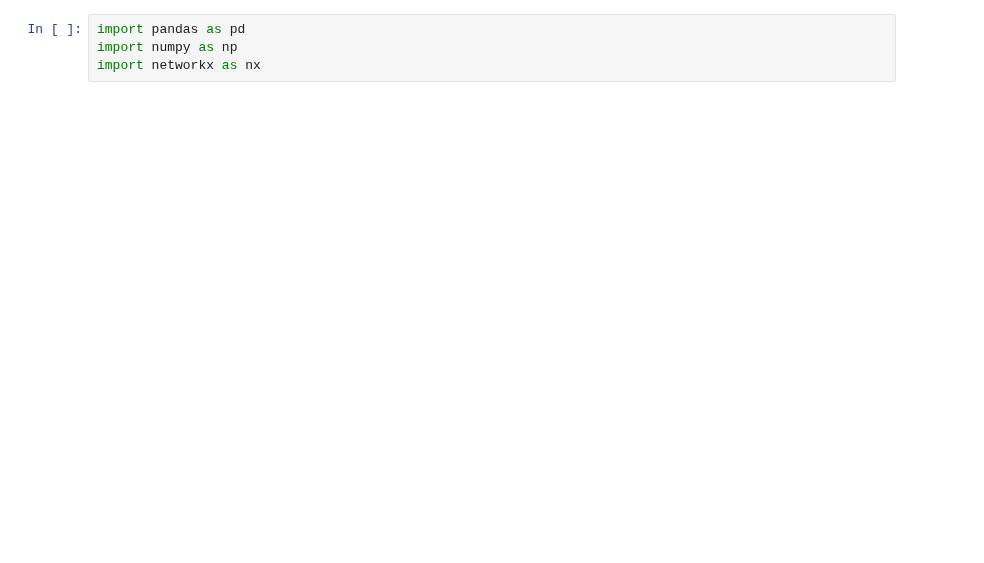
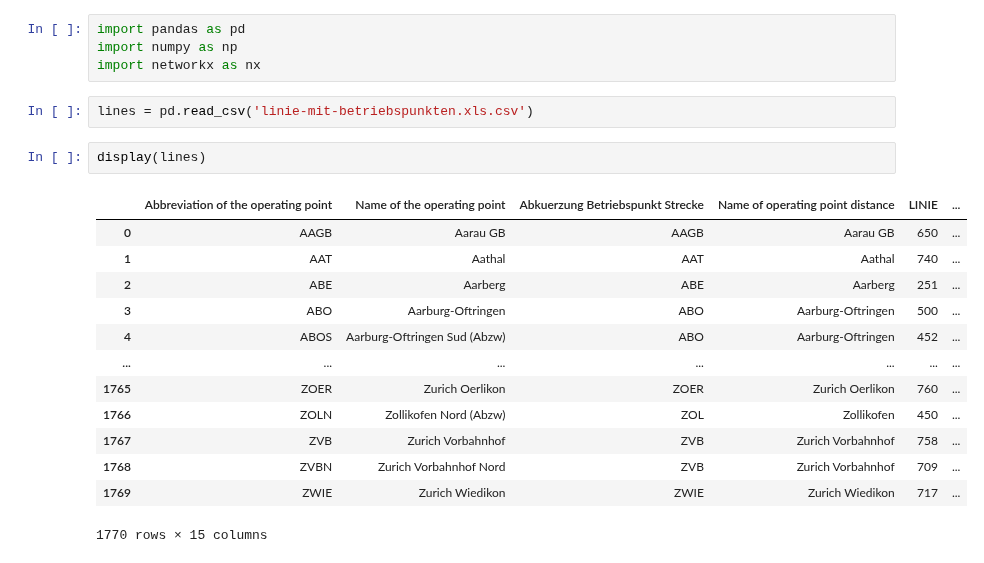
Before and after one commit to oalkayacd/polyhack2020, a Jupyter notebook: build_graph.ipynb, the cells around one changed output. Drawn from its saved outputs; the diff is of its cells as text; blank space fills up the shorter version.

```diff
--- a/build_graph.ipynb
+++ b/build_graph.ipynb
@@ -2,5 +2,23 @@
 import pandas as pd
 import numpy as np
 import networkx as nx
+# %%
+lines = pd.read_csv('linie-mit-betriebspunkten.xls.csv')
+# %%
+display(lines)
+# %% [output]
+|  | Abbreviation of the operating point | Name of the operating point | Abkuerzung Betriebspunkt Strecke | Name of operating point distance | LINIE | ... |
+| 0 | AAGB | Aarau GB | AAGB | Aarau GB | 650 | ... |
+| 1 | AAT | Aathal | AAT | Aathal | 740 | ... |
+| 2 | ABE | Aarberg | ABE | Aarberg | 251 | ... |
+| 3 | ABO | Aarburg-Oftringen | ABO | Aarburg-Oftringen | 500 | ... |
+| 4 | ABOS | Aarburg-Oftringen Sud (Abzw) | ABO | Aarburg-Oftringen | 452 | ... |
+| ... | ... | ... | ... | ... | ... | ... |
+| 1765 | ZOER | Zurich Oerlikon | ZOER | Zurich Oerlikon | 760 | ... |
+| 1766 | ZOLN | Zollikofen Nord (Abzw) | ZOL | Zollikofen | 450 | ... |
+| 1767 | ZVB | Zurich Vorbahnhof | ZVB | Zurich Vorbahnhof | 758 | ... |
+| 1768 | ZVBN | Zurich Vorbahnhof Nord | ZVB | Zurich Vorbahnhof | 709 | ... |
+| 1769 | ZWIE | Zurich Wiedikon | ZWIE | Zurich Wiedikon | 717 | ... |
+1770 rows × 15 columns
 # %%
 #her OP nin unique ismi var, bunlari kunlarak lines i dogru formata gecirebilirsin.
```
Also changed, not shown: parts of 7 cells of this notebook.
